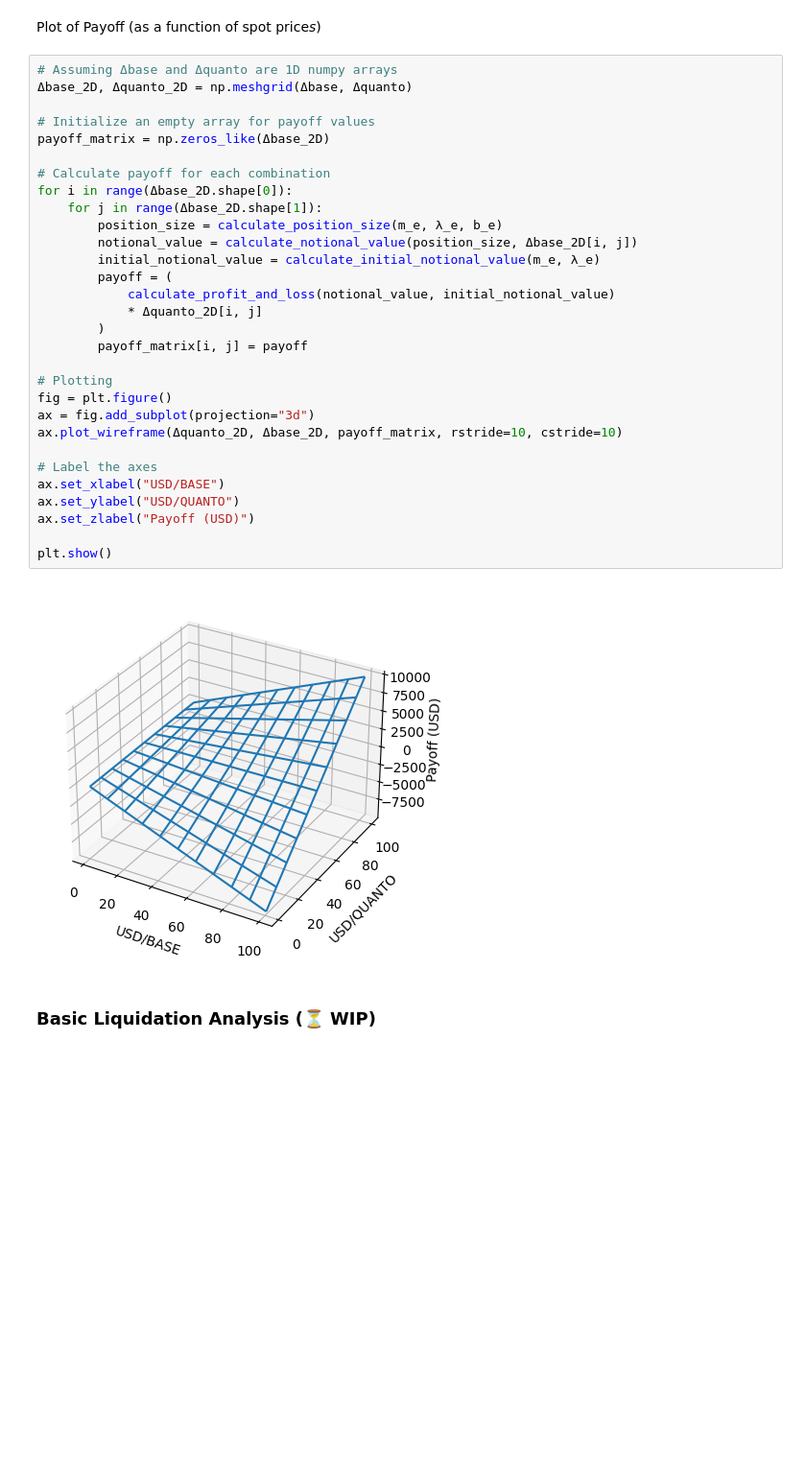
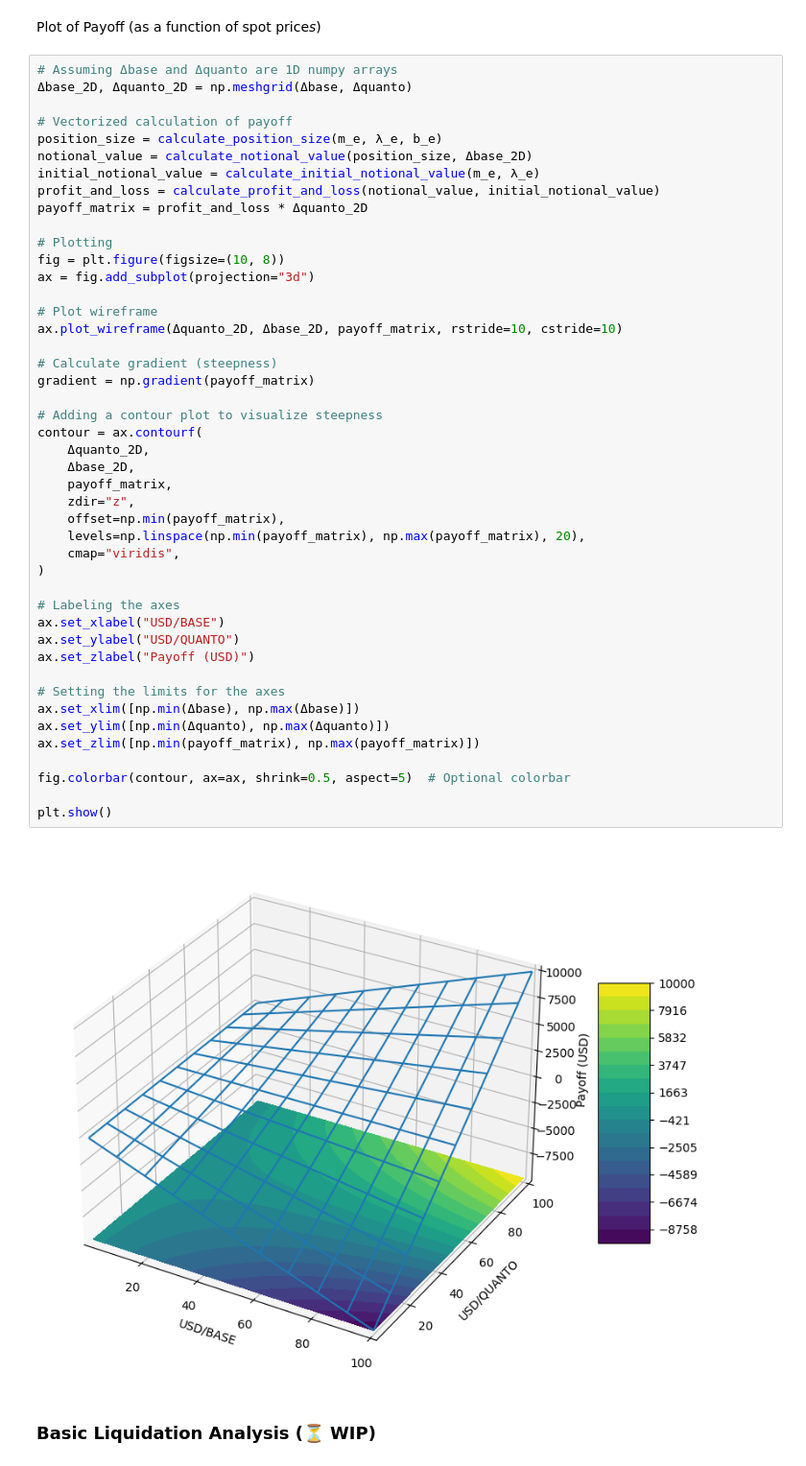
Before and after one commit to Kwenta/quanto-py, a Jupyter notebook: kwenta/quanto.ipynb, the cells around one changed output. Shown: that part at 96% size. Drawn from its saved outputs; the diff is of its cells as text; blank space fills up the shorter version.

Commit message:
🧹 clean and refactor payoff plot; add colorbar

```diff
--- a/kwenta/quanto.ipynb
+++ b/kwenta/quanto.ipynb
@@ -467,35 +471,50 @@ Plot of Payoff (as a function of spot price*s*)
 # %%
 # Assuming Δbase and Δquanto are 1D numpy arrays
 Δbase_2D, Δquanto_2D = np.meshgrid(Δbase, Δquanto)
 
-# Initialize an empty array for payoff values
-payoff_matrix = np.zeros_like(Δbase_2D)
-
-# Calculate payoff for each combination
-for i in range(Δbase_2D.shape[0]):
-    for j in range(Δbase_2D.shape[1]):
-        position_size = calculate_position_size(m_e, λ_e, b_e)
-        notional_value = calculate_notional_value(position_size, Δbase_2D[i, j])
-        initial_notional_value = calculate_initial_notional_value(m_e, λ_e)
-        payoff = (
-            calculate_profit_and_loss(notional_value, initial_notional_value)
-            * Δquanto_2D[i, j]
-        )
-        payoff_matrix[i, j] = payoff
+# Vectorized calculation of payoff
+position_size = calculate_position_size(m_e, λ_e, b_e)
+notional_value = calculate_notional_value(position_size, Δbase_2D)
+initial_notional_value = calculate_initial_notional_value(m_e, λ_e)
+profit_and_loss = calculate_profit_and_loss(notional_value, initial_notional_value)
+payoff_matrix = profit_and_loss * Δquanto_2D
 
 # Plotting
-fig = plt.figure()
+fig = plt.figure(figsize=(10, 8))
 ax = fig.add_subplot(projection="3d")
+
+# Plot wireframe
 ax.plot_wireframe(Δquanto_2D, Δbase_2D, payoff_matrix, rstride=10, cstride=10)
 
-# Label the axes
+# Calculate gradient (steepness)
+gradient = np.gradient(payoff_matrix)
+
+# Adding a contour plot to visualize steepness
+contour = ax.contourf(
+    Δquanto_2D,
+    Δbase_2D,
+    payoff_matrix,
+    zdir="z",
+    offset=np.min(payoff_matrix),
+    levels=np.linspace(np.min(payoff_matrix), np.max(payoff_matrix), 20),
+    cmap="viridis",
+)
+
+# Labeling the axes
 ax.set_xlabel("USD/BASE")
 ax.set_ylabel("USD/QUANTO")
 ax.set_zlabel("Payoff (USD)")
 
+# Setting the limits for the axes
+ax.set_xlim([np.min(Δbase), np.max(Δbase)])
+ax.set_ylim([np.min(Δquanto), np.max(Δquanto)])
+ax.set_zlim([np.min(payoff_matrix), np.max(payoff_matrix)])
+
+fig.colorbar(contour, ax=ax, shrink=0.5, aspect=5)  # Optional colorbar
+
 plt.show()
 # %% [output]
-[figure, old version]
+[figure, new version]
 # %% [markdown]
 ### Basic Liquidation Analysis (⏳ WIP)
 # %% [markdown]
```
Also changed, not shown: parts of 5 cells of this notebook.
